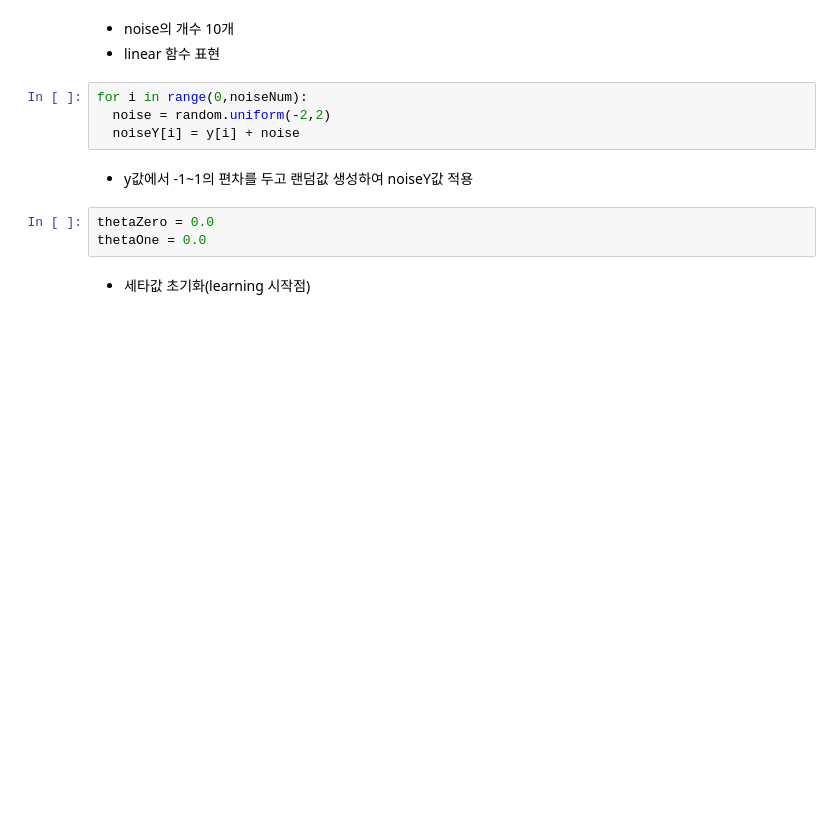
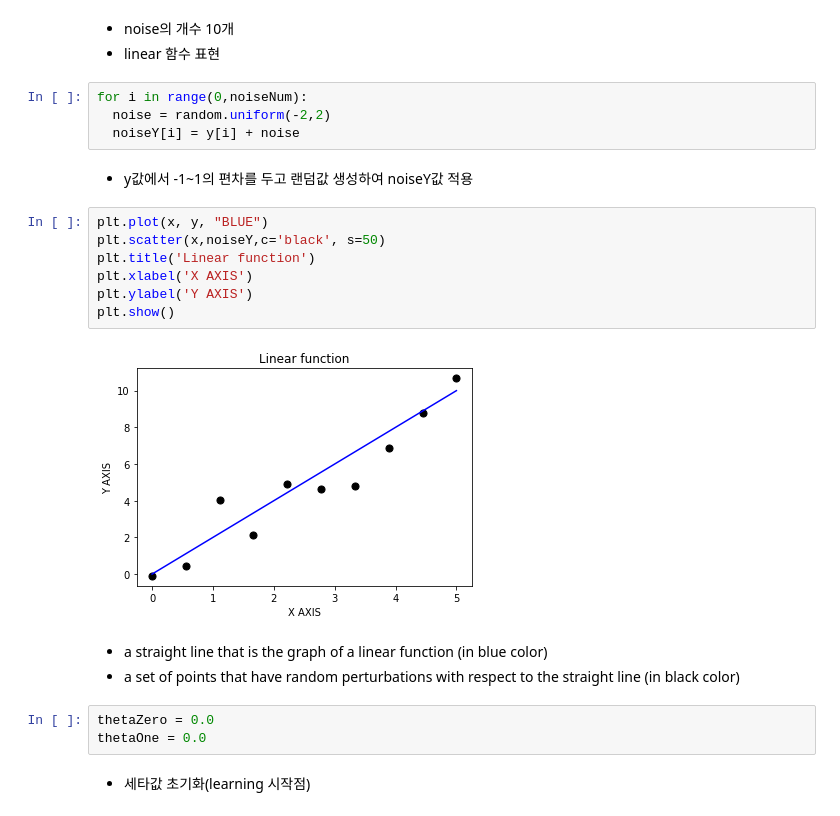
Before and after one commit to YangTaeSung/CAU-MachineLearning, a Jupyter notebook: assignment02.ipynb, the cells around one changed output. Cells and saved outputs as stored; diff of their text form; blank space fills up the shorter version.

Commit message:
Plotting the input data

```diff
--- a/assignment02.ipynb
+++ b/assignment02.ipynb
@@ -17,6 +21,18 @@ for i in range(0,noiseNum):
   noiseY[i] = y[i] + noise
 # %% [markdown]
 * y값에서 -1~1의 편차를 두고 랜덤값 생성하여 noiseY값 적용
+# %%
+plt.plot(x, y, "BLUE")
+plt.scatter(x,noiseY,c='black', s=50)
+plt.title('Linear function')
+plt.xlabel('X AXIS')
+plt.ylabel('Y AXIS')
+plt.show()
+# %% [output]
+[figure, added]
+# %% [markdown]
+* a straight line that is the graph of a linear function (in blue color)
+* a set of points that have random perturbations with respect to the straight line (in black color)
 # %%
 thetaZero = 0.0
 thetaOne = 0.0
```
Also changed, not shown: parts of 4 cells of this notebook.
